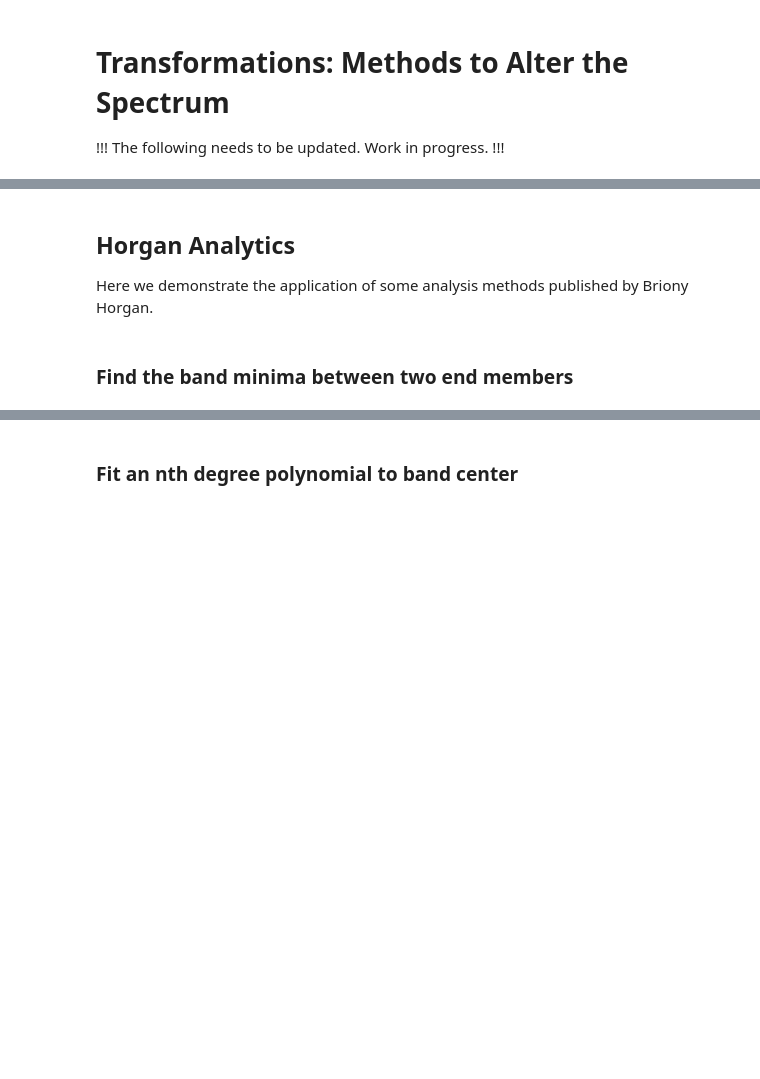
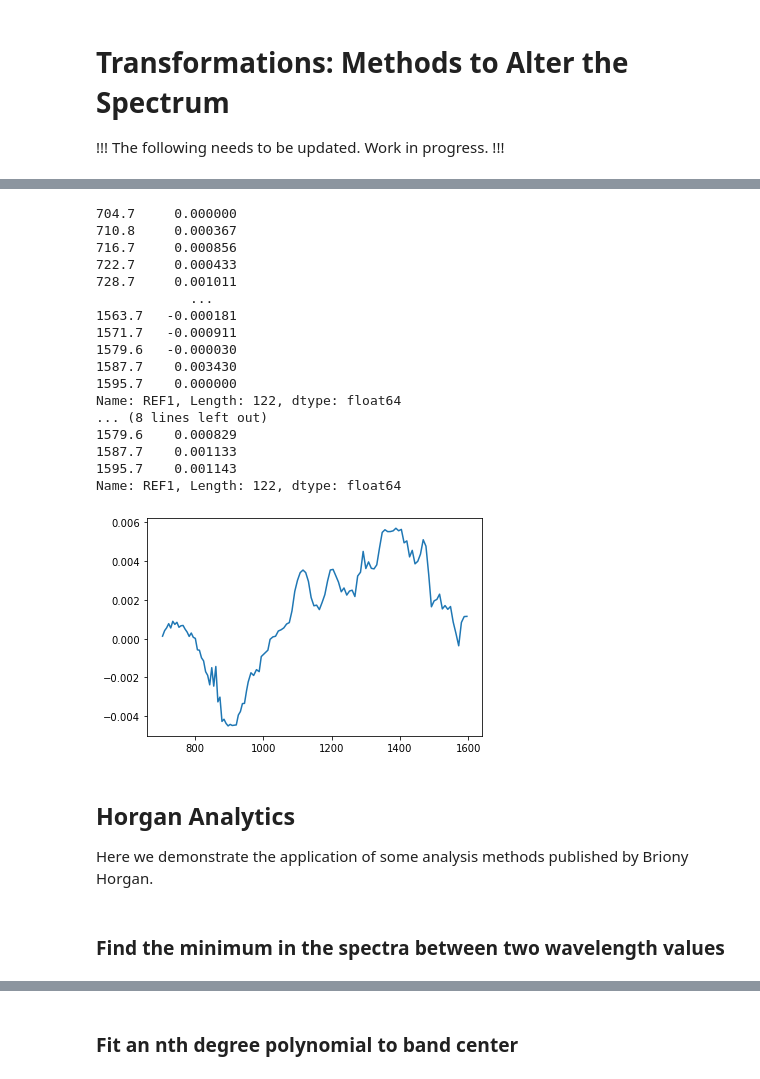
Before and after one commit to ianeece/PySAT, a Jupyter notebook: notebooks/2_Visualize_Kaguya_Spectral_Data.ipynb, the cells around one changed output, grey strips where cells are left out. Drawn from its saved outputs; the diff is of its cells as text; code cells hidden in the pictures; blank space fills up the shorter version.

```diff
--- a/notebooks/2_Visualize_Kaguya_Spectral_Data.ipynb
+++ b/notebooks/2_Visualize_Kaguya_Spectral_Data.ipynb
@@ -96,3 +92,38 @@ b.plot()
+# %%
+#Provide the boxcar function an array of the spectra values from the previous plot
+b = phat.transform.smooth.boxcar(subs.values)
+#Replace the data in the pyhat spectra object so that we can use the plotting function.
+#Originally, the example chopped off the starting and end points of the 'b' array, perhaps to get rid of
+#artifacts from the boxcar operation (?), but then we'd have to reshape the subs object.
+#This action will wipe out the previous spectral data in subs. If you don't want to do that
+#then utilize subs.copy() to make a new spectra object
+print(subs)
+subs.iloc[:] = b
+subs.plot()
+print(subs)
+#This could also be done using matplotlib. A minimal example:
+#import matplotlib.pyplot as plt
+#plt.plot(wv,b)
+#plt.show()
+# %% [output]
+704.7     0.000000
+710.8     0.000367
+716.7     0.000856
+722.7     0.000433
+728.7     0.001011
+            ...
+1563.7   -0.000181
+1571.7   -0.000911
+1579.6   -0.000030
+1587.7    0.003430
+1595.7    0.000000
+Name: REF1, Length: 122, dtype: float64
+... (8 lines left out)
+1579.6    0.000829
+1587.7    0.001133
+1595.7    0.001143
+Name: REF1, Length: 122, dtype: float64
+[figure, added]
 # %% [markdown]
 ## Horgan Analytics
 Here we demonstrate the application of some analysis methods published by Briony Horgan.
@@ -101,2 +132,2 @@ from libpyhat.transform.utils import band_area, band_asymmetry, band_center, ban
 # %% [markdown]
-### Find the band minima between two end members
+### Find the minimum in the spectra between two wavelength values
```
Also changed, not shown: parts of 18 cells of this notebook.
